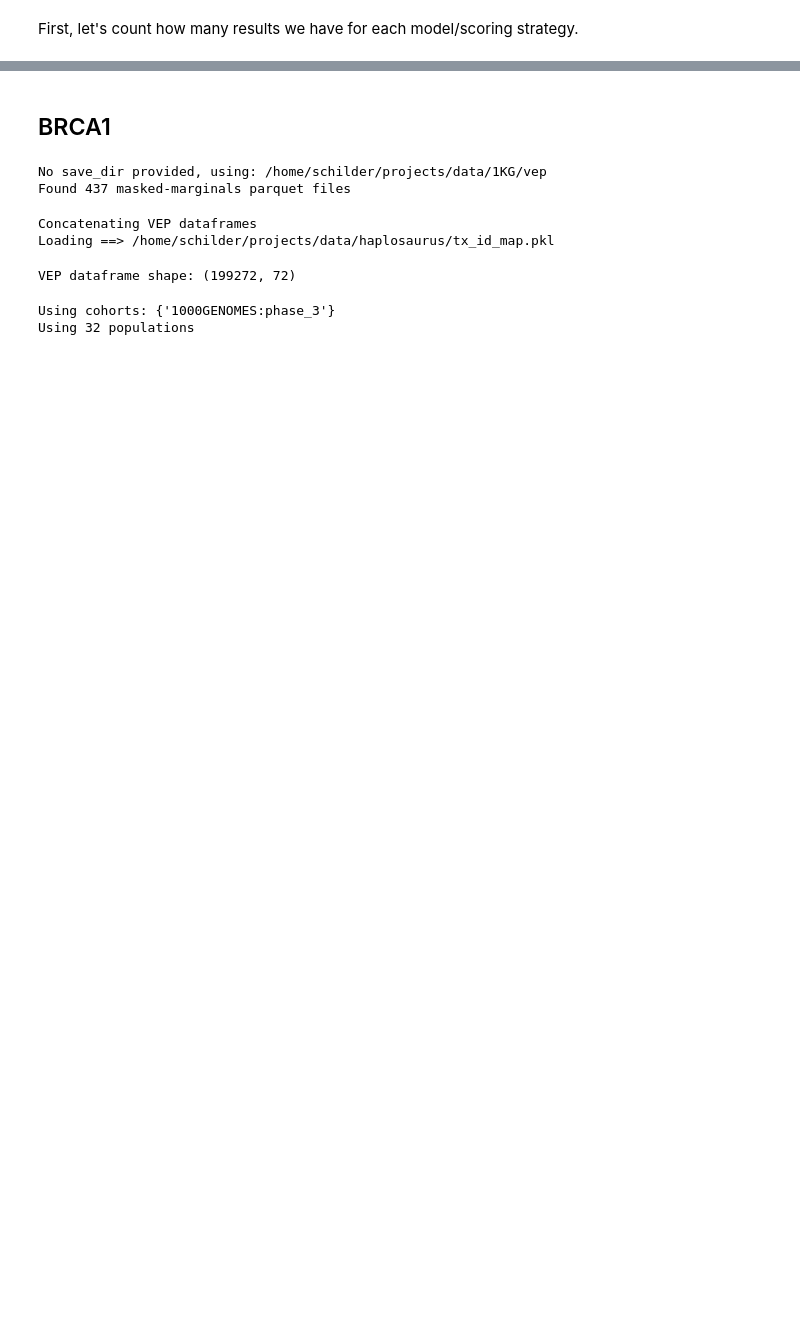
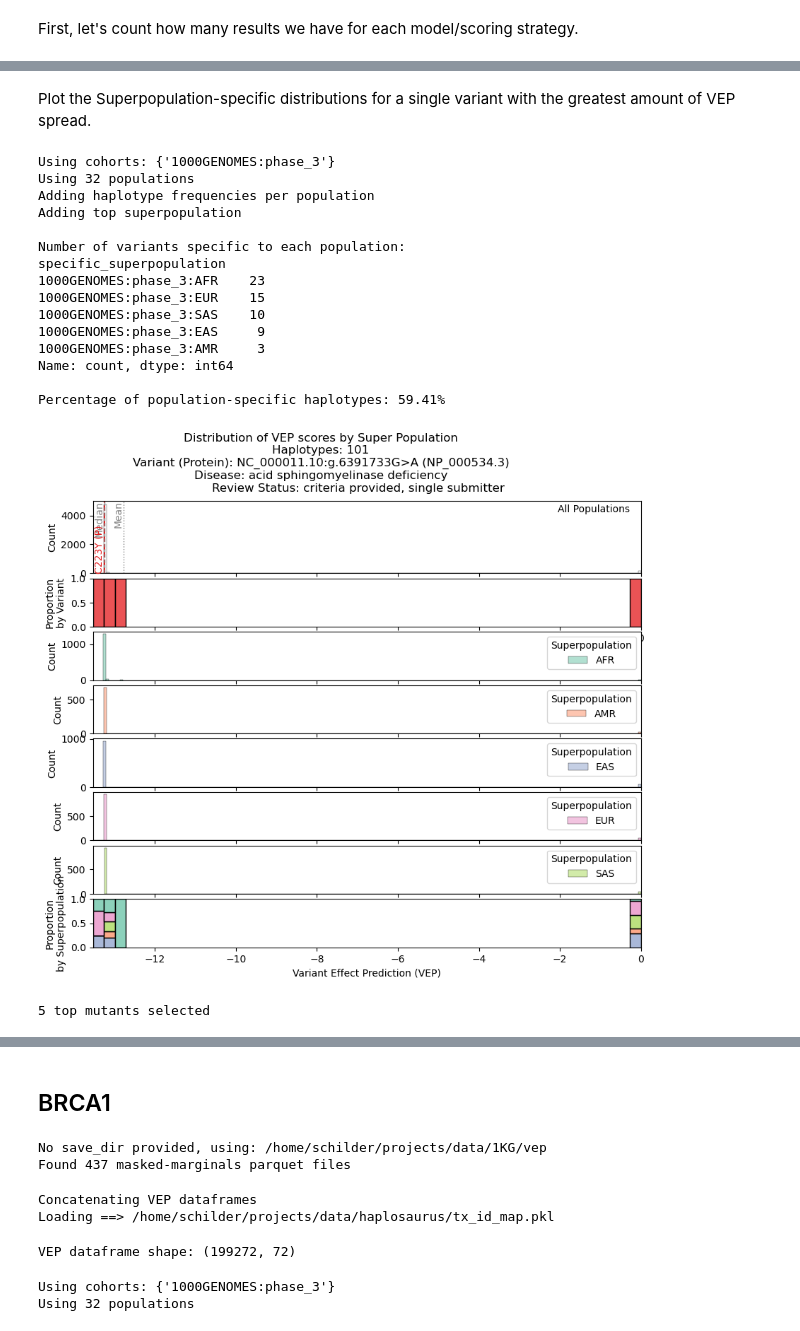
Before and after one commit to bschilder/VEP_protein, a Jupyter notebook: notebooks/VEP_case_studies.ipynb, the cells around one changed output, grey strips where cells are left out. Cells and saved outputs as stored; diff of their text form; code cells hidden in the pictures; blank space fills up the shorter version.

```diff
--- a/notebooks/VEP_case_studies.ipynb
+++ b/notebooks/VEP_case_studies.ipynb
@@ -47,0 +110,6 @@ protein: 2142
+# %%
+vep_df = va.extract_id_cols(vep_df,
+                             input_col="CLNDISDB",
+                             search_terms=["MONDO"])
+vep_df["MONDO_split"] = vep_df["MONDO"].apply(lambda x: [m.replace("MONDO:MONDO:", "MONDO:") for m in x] if isinstance(x, list) else [])
+vep_df["MONDO"] = vep_df["MONDO_split"].str.join("|")
@@ -47,0 +120,5 @@ protein: 2142
+# %%
+import src.owlready2 as OWL
+
+onto = OWL.get_onto_mondo()
+id_map = OWL.get_id_map(onto)
@@ -47,0 +186,49 @@ protein: 2142
+# %%
+haps_to_samples = hs.haplotypes_to_samples(haplotypes=haplotypes,
+                                           as_df=True,
+                                           add_sample_metadata=True,
+                                           return_seqs=False)
+# Add REF haplotypes to the dataframe
+haps_to_ref = haps_to_samples.loc[haps_to_samples['haplotype'].str.endswith(":REF")]
+haps_to_ref.loc[:,["sample"]] = "REF"
+haps_to_ref.loc[:,["Gender","Population","Super Population"]] = None
+haps_to_ref= haps_to_ref.drop_duplicates()
+haps_to_samples = pd.concat([haps_to_ref, haps_to_samples])
+# %% [markdown]
+Plot the Superpopulation-specific distributions for a single variant with the greatest amount of VEP spread.
+# %%
+plot_df = va.plot_vep_by_superpop(vep_df=vep_df,
+                                  remove_zeros=False,
+                                  within_site_var=within_site_var,
+                                  i=0,
+                                  legend_loc="upper right",
+                                  hue_top="mutant",
+                                  hue="Super Population",
+                                  hue_bottom="Super Population",
+                                  palette="Set1",
+                                  haps_to_samples=haps_to_samples,
+                                  unique_haplotypes = False)
+# %% [output]
+Using cohorts: {'1000GENOMES:phase_3'}
+Using 32 populations
+Adding haplotype frequencies per population
+Adding top superpopulation
+
+Number of variants specific to each population:
+specific_superpopulation
+1000GENOMES:phase_3:AFR    23
+1000GENOMES:phase_3:EUR    15
+1000GENOMES:phase_3:SAS    10
+1000GENOMES:phase_3:EAS     9
+1000GENOMES:phase_3:AMR     3
+Name: count, dtype: int64
+
+Percentage of population-specific haplotypes: 59.41%
+[figure, added]
+# %%
+npd_df = va.filter_top_mutants(vep_df=vep_df,
+                            within_site_var=within_site_var,
+                            search_col=["CLNDN","MONDO_label"],
+                            search_terms=["sphingomyel","niemann-pick"])
+# %% [output]
+5 top mutants selected
```
Also changed, not shown: parts of 15 cells of this notebook, 15 other files.
